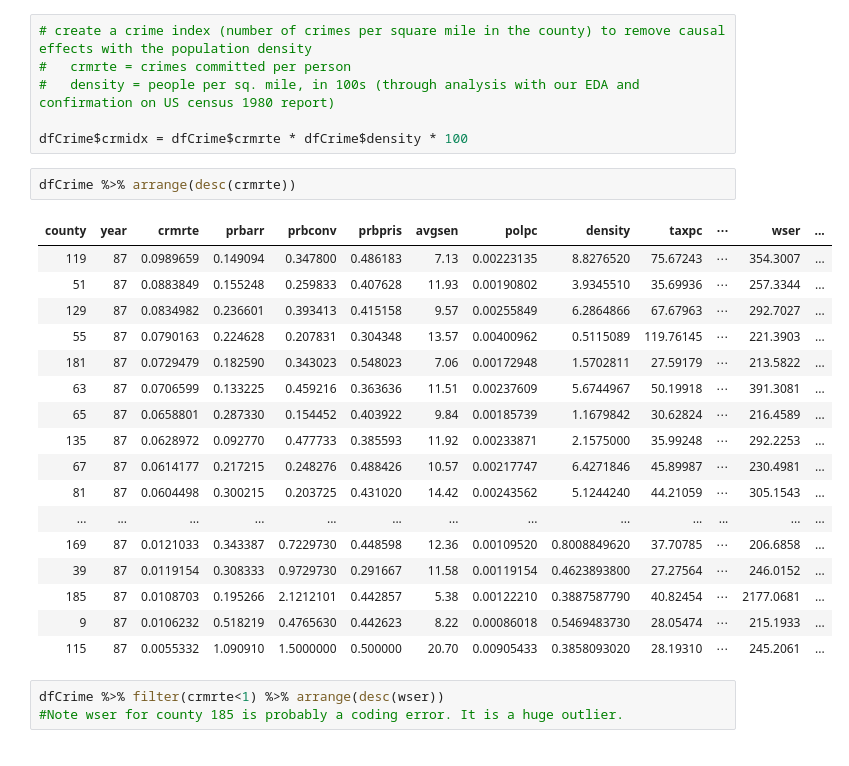
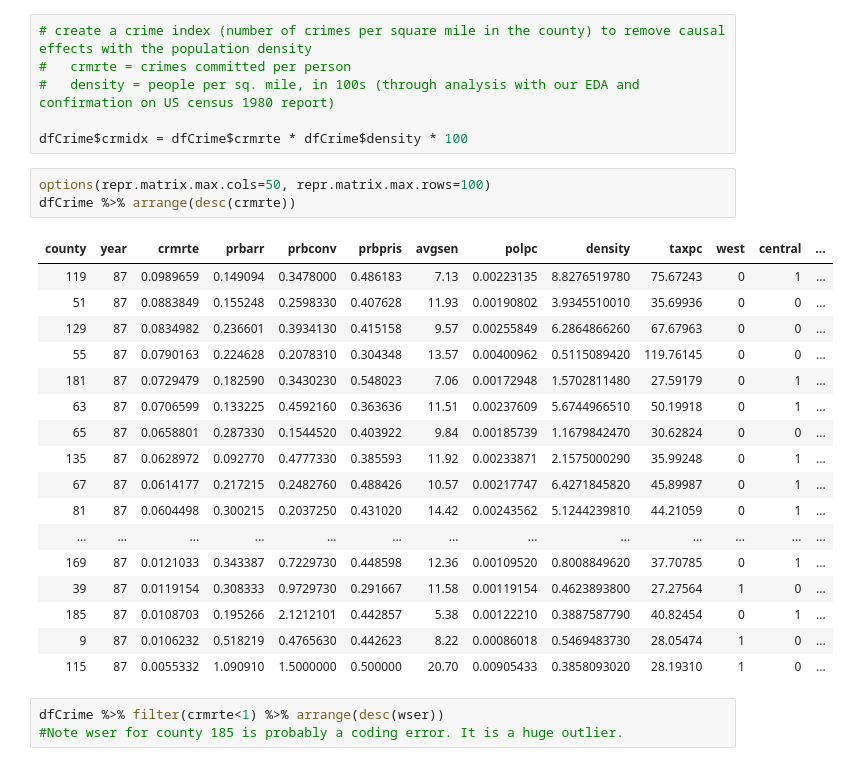
Before and after one commit to kevin-hartman/MIDS_W203_5_Lab3, a Jupyter notebook: kevin_scratchpad.ipynb, the cells around one changed output. Drawn from its saved outputs; the diff is of its cells as text.

```diff
--- a/kevin_scratchpad.ipynb
+++ b/kevin_scratchpad.ipynb
@@ -118,26 +118,27 @@ dfCrime$metro =
 #   density = people per sq. mile, in 100s (through analysis with our EDA and confirmation on US census 1980 report)
 
 dfCrime$crmidx = dfCrime$crmrte * dfCrime$density * 100
-# %%
-dfCrime %>% arrange(desc(crmrte))
-# %% [output]
-| county | year | crmrte | prbarr | prbconv | prbpris | avgsen | polpc | density | taxpc | ⋯ | wser | ... |
-| 119 | 87 | 0.0989659 | 0.149094 | 0.347800 | 0.486183 | 7.13 | 0.00223135 | 8.8276520 | 75.67243 | ⋯ | 354.3007 | ... |
-| 51 | 87 | 0.0883849 | 0.155248 | 0.259833 | 0.407628 | 11.93 | 0.00190802 | 3.9345510 | 35.69936 | ⋯ | 257.3344 | ... |
-| 129 | 87 | 0.0834982 | 0.236601 | 0.393413 | 0.415158 | 9.57 | 0.00255849 | 6.2864866 | 67.67963 | ⋯ | 292.7027 | ... |
-| 55 | 87 | 0.0790163 | 0.224628 | 0.207831 | 0.304348 | 13.57 | 0.00400962 | 0.5115089 | 119.76145 | ⋯ | 221.3903 | ... |
-| 181 | 87 | 0.0729479 | 0.182590 | 0.343023 | 0.548023 | 7.06 | 0.00172948 | 1.5702811 | 27.59179 | ⋯ | 213.5822 | ... |
-| 63 | 87 | 0.0706599 | 0.133225 | 0.459216 | 0.363636 | 11.51 | 0.00237609 | 5.6744967 | 50.19918 | ⋯ | 391.3081 | ... |
-| 65 | 87 | 0.0658801 | 0.287330 | 0.154452 | 0.403922 | 9.84 | 0.00185739 | 1.1679842 | 30.62824 | ⋯ | 216.4589 | ... |
-| 135 | 87 | 0.0628972 | 0.092770 | 0.477733 | 0.385593 | 11.92 | 0.00233871 | 2.1575000 | 35.99248 | ⋯ | 292.2253 | ... |
-| 67 | 87 | 0.0614177 | 0.217215 | 0.248276 | 0.488426 | 10.57 | 0.00217747 | 6.4271846 | 45.89987 | ⋯ | 230.4981 | ... |
-| 81 | 87 | 0.0604498 | 0.300215 | 0.203725 | 0.431020 | 14.42 | 0.00243562 | 5.1244240 | 44.21059 | ⋯ | 305.1543 | ... |
-| ... | ... | ... | ... | ... | ... | ... | ... | ... | ... | ... | ... | ... |
-| 169 | 87 | 0.0121033 | 0.343387 | 0.7229730 | 0.448598 | 12.36 | 0.00109520 | 0.8008849620 | 37.70785 | ⋯ | 206.6858 | ... |
-| 39 | 87 | 0.0119154 | 0.308333 | 0.9729730 | 0.291667 | 11.58 | 0.00119154 | 0.4623893800 | 27.27564 | ⋯ | 246.0152 | ... |
-| 185 | 87 | 0.0108703 | 0.195266 | 2.1212101 | 0.442857 | 5.38 | 0.00122210 | 0.3887587790 | 40.82454 | ⋯ | 2177.0681 | ... |
-| 9 | 87 | 0.0106232 | 0.518219 | 0.4765630 | 0.442623 | 8.22 | 0.00086018 | 0.5469483730 | 28.05474 | ⋯ | 215.1933 | ... |
-| 115 | 87 | 0.0055332 | 1.090910 | 1.5000000 | 0.500000 | 20.70 | 0.00905433 | 0.3858093020 | 28.19310 | ⋯ | 245.2061 | ... |
+# %%
+options(repr.matrix.max.cols=50, repr.matrix.max.rows=100)
+dfCrime %>% arrange(desc(crmrte))
+# %% [output]
+| county | year | crmrte | prbarr | prbconv | prbpris | avgsen | polpc | density | taxpc | west | central | ... |
+| 119 | 87 | 0.0989659 | 0.149094 | 0.3478000 | 0.486183 | 7.13 | 0.00223135 | 8.8276519780 | 75.67243 | 0 | 1 | ... |
+| 51 | 87 | 0.0883849 | 0.155248 | 0.2598330 | 0.407628 | 11.93 | 0.00190802 | 3.9345510010 | 35.69936 | 0 | 0 | ... |
+| 129 | 87 | 0.0834982 | 0.236601 | 0.3934130 | 0.415158 | 9.57 | 0.00255849 | 6.2864866260 | 67.67963 | 0 | 0 | ... |
+| 55 | 87 | 0.0790163 | 0.224628 | 0.2078310 | 0.304348 | 13.57 | 0.00400962 | 0.5115089420 | 119.76145 | 0 | 0 | ... |
+| 181 | 87 | 0.0729479 | 0.182590 | 0.3430230 | 0.548023 | 7.06 | 0.00172948 | 1.5702811480 | 27.59179 | 0 | 1 | ... |
+| 63 | 87 | 0.0706599 | 0.133225 | 0.4592160 | 0.363636 | 11.51 | 0.00237609 | 5.6744966510 | 50.19918 | 0 | 1 | ... |
+| 65 | 87 | 0.0658801 | 0.287330 | 0.1544520 | 0.403922 | 9.84 | 0.00185739 | 1.1679842470 | 30.62824 | 0 | 0 | ... |
+| 135 | 87 | 0.0628972 | 0.092770 | 0.4777330 | 0.385593 | 11.92 | 0.00233871 | 2.1575000290 | 35.99248 | 0 | 1 | ... |
+| 67 | 87 | 0.0614177 | 0.217215 | 0.2482760 | 0.488426 | 10.57 | 0.00217747 | 6.4271845820 | 45.89987 | 0 | 1 | ... |
+| 81 | 87 | 0.0604498 | 0.300215 | 0.2037250 | 0.431020 | 14.42 | 0.00243562 | 5.1244239810 | 44.21059 | 0 | 1 | ... |
+| ... | ... | ... | ... | ... | ... | ... | ... | ... | ... | ... | ... | ... |
+| 169 | 87 | 0.0121033 | 0.343387 | 0.7229730 | 0.448598 | 12.36 | 0.00109520 | 0.8008849620 | 37.70785 | 0 | 1 | ... |
+| 39 | 87 | 0.0119154 | 0.308333 | 0.9729730 | 0.291667 | 11.58 | 0.00119154 | 0.4623893800 | 27.27564 | 1 | 0 | ... |
+| 185 | 87 | 0.0108703 | 0.195266 | 2.1212101 | 0.442857 | 5.38 | 0.00122210 | 0.3887587790 | 40.82454 | 0 | 1 | ... |
+| 9 | 87 | 0.0106232 | 0.518219 | 0.4765630 | 0.442623 | 8.22 | 0.00086018 | 0.5469483730 | 28.05474 | 1 | 0 | ... |
+| 115 | 87 | 0.0055332 | 1.090910 | 1.5000000 | 0.500000 | 20.70 | 0.00905433 | 0.3858093020 | 28.19310 | 1 | 0 | ... |
 # %%
 dfCrime %>% filter(crmrte<1) %>% arrange(desc(wser))
 #Note wser for county 185 is probably a coding error. It is a huge outlier.
```
